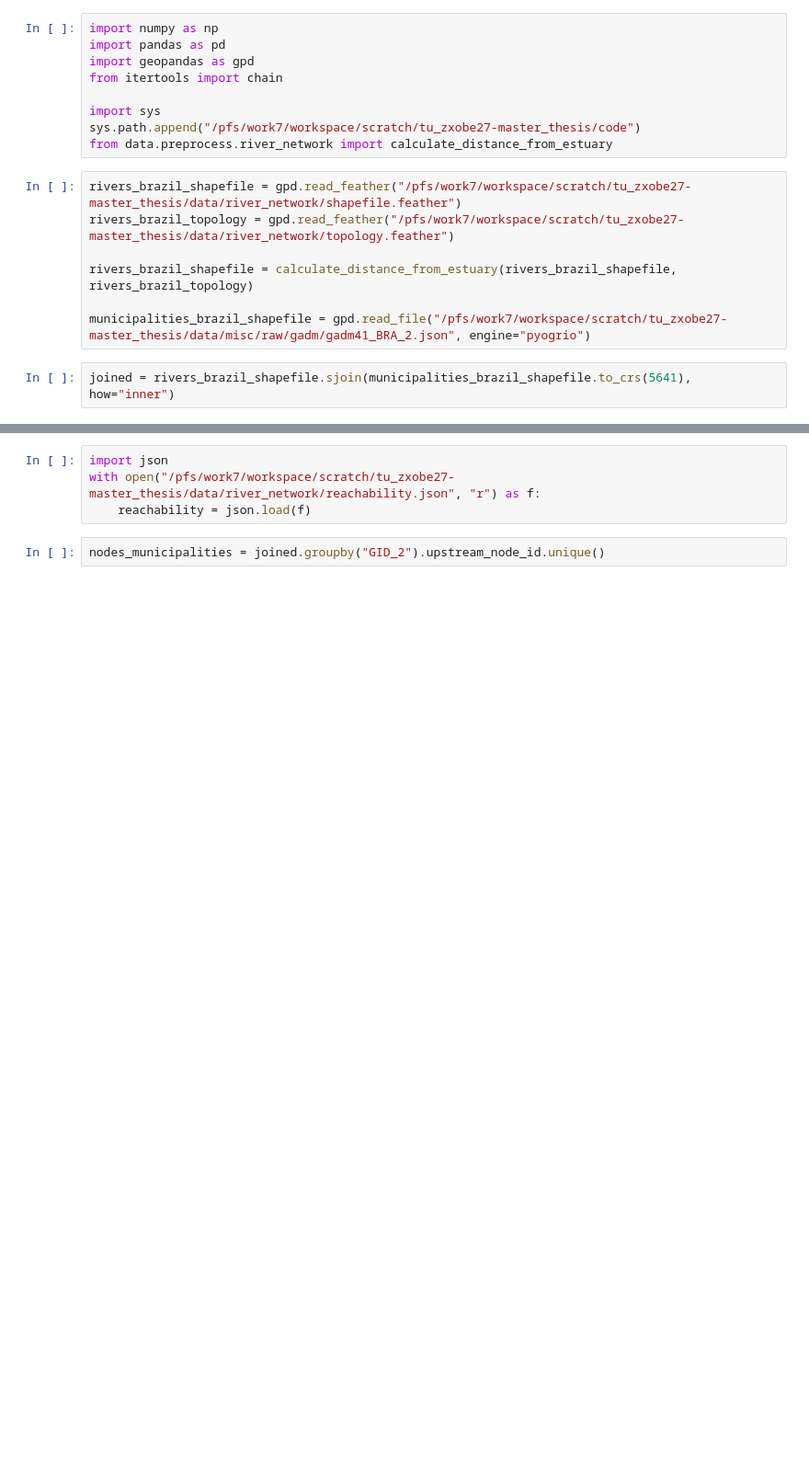
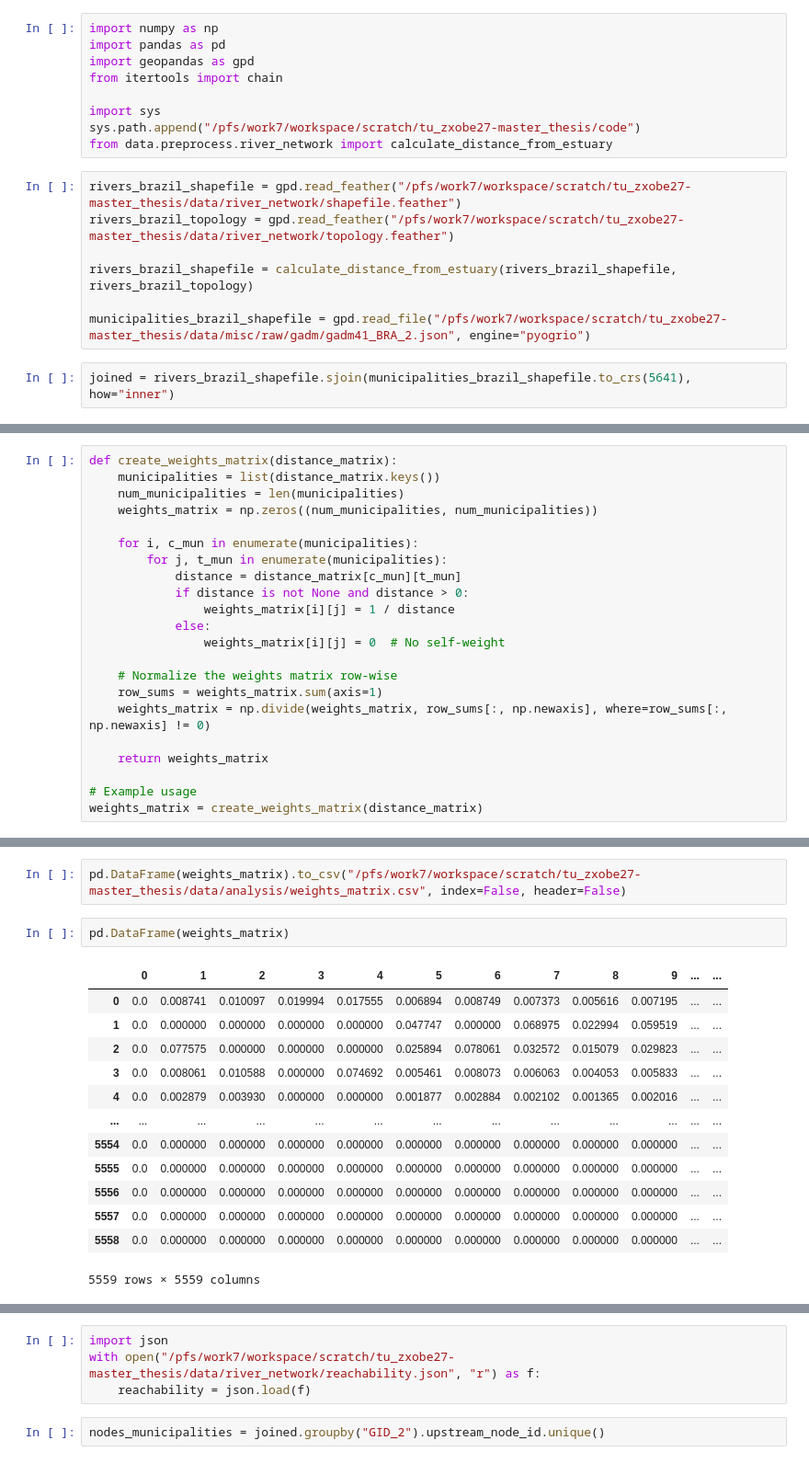
Before and after one commit to felixschulz385/Masterthesis, a Jupyter notebook: code/experiments/final_experiments.ipynb, the cells around one changed output, grey strips where cells are left out. Shown at 92% size. Saved outputs shown, nothing was run; the diff lists cells and outputs as text; blank space fills up the shorter version.

```diff
--- a/code/experiments/final_experiments.ipynb
+++ b/code/experiments/final_experiments.ipynb
@@ -20,0 +120,22 @@ joined = rivers_brazil_shapefile.sjoin(municipalities_brazil_shapefile.to_crs(56
+# %%
+def create_weights_matrix(distance_matrix):
+    municipalities = list(distance_matrix.keys())
+    num_municipalities = len(municipalities)
+    weights_matrix = np.zeros((num_municipalities, num_municipalities))
+
+    for i, c_mun in enumerate(municipalities):
+        for j, t_mun in enumerate(municipalities):
+            distance = distance_matrix[c_mun][t_mun]
+            if distance is not None and distance > 0:
+                weights_matrix[i][j] = 1 / distance
+            else:
+                weights_matrix[i][j] = 0  # No self-weight
+
+    # Normalize the weights matrix row-wise
+    row_sums = weights_matrix.sum(axis=1)
+    weights_matrix = np.divide(weights_matrix, row_sums[:, np.newaxis], where=row_sums[:, np.newaxis] != 0)
+
+    return weights_matrix
+
+# Example usage
+weights_matrix = create_weights_matrix(distance_matrix)
@@ -20,0 +151,18 @@ joined = rivers_brazil_shapefile.sjoin(municipalities_brazil_shapefile.to_crs(56
+# %%
+pd.DataFrame(weights_matrix).to_csv("/pfs/work7/workspace/scratch/tu_zxobe27-master_thesis/data/analysis/weights_matrix.csv", index=False, header=False)
+# %%
+pd.DataFrame(weights_matrix)
+# %% [output]
+|  | 0 | 1 | 2 | 3 | 4 | 5 | 6 | 7 | 8 | 9 | ... | ... |
+| 0 | 0.0 | 0.008741 | 0.010097 | 0.019994 | 0.017555 | 0.006894 | 0.008749 | 0.007373 | 0.005616 | 0.007195 | ... | ... |
+| 1 | 0.0 | 0.000000 | 0.000000 | 0.000000 | 0.000000 | 0.047747 | 0.000000 | 0.068975 | 0.022994 | 0.059519 | ... | ... |
+| 2 | 0.0 | 0.077575 | 0.000000 | 0.000000 | 0.000000 | 0.025894 | 0.078061 | 0.032572 | 0.015079 | 0.029823 | ... | ... |
+| 3 | 0.0 | 0.008061 | 0.010588 | 0.000000 | 0.074692 | 0.005461 | 0.008073 | 0.006063 | 0.004053 | 0.005833 | ... | ... |
+| 4 | 0.0 | 0.002879 | 0.003930 | 0.000000 | 0.000000 | 0.001877 | 0.002884 | 0.002102 | 0.001365 | 0.002016 | ... | ... |
+| ... | ... | ... | ... | ... | ... | ... | ... | ... | ... | ... | ... | ... |
+| 5554 | 0.0 | 0.000000 | 0.000000 | 0.000000 | 0.000000 | 0.000000 | 0.000000 | 0.000000 | 0.000000 | 0.000000 | ... | ... |
+| 5555 | 0.0 | 0.000000 | 0.000000 | 0.000000 | 0.000000 | 0.000000 | 0.000000 | 0.000000 | 0.000000 | 0.000000 | ... | ... |
+| 5556 | 0.0 | 0.000000 | 0.000000 | 0.000000 | 0.000000 | 0.000000 | 0.000000 | 0.000000 | 0.000000 | 0.000000 | ... | ... |
+| 5557 | 0.0 | 0.000000 | 0.000000 | 0.000000 | 0.000000 | 0.000000 | 0.000000 | 0.000000 | 0.000000 | 0.000000 | ... | ... |
+| 5558 | 0.0 | 0.000000 | 0.000000 | 0.000000 | 0.000000 | 0.000000 | 0.000000 | 0.000000 | 0.000000 | 0.000000 | ... | ... |
+5559 rows × 5559 columns
```
Also changed, not shown: parts of 20 cells of this notebook.
